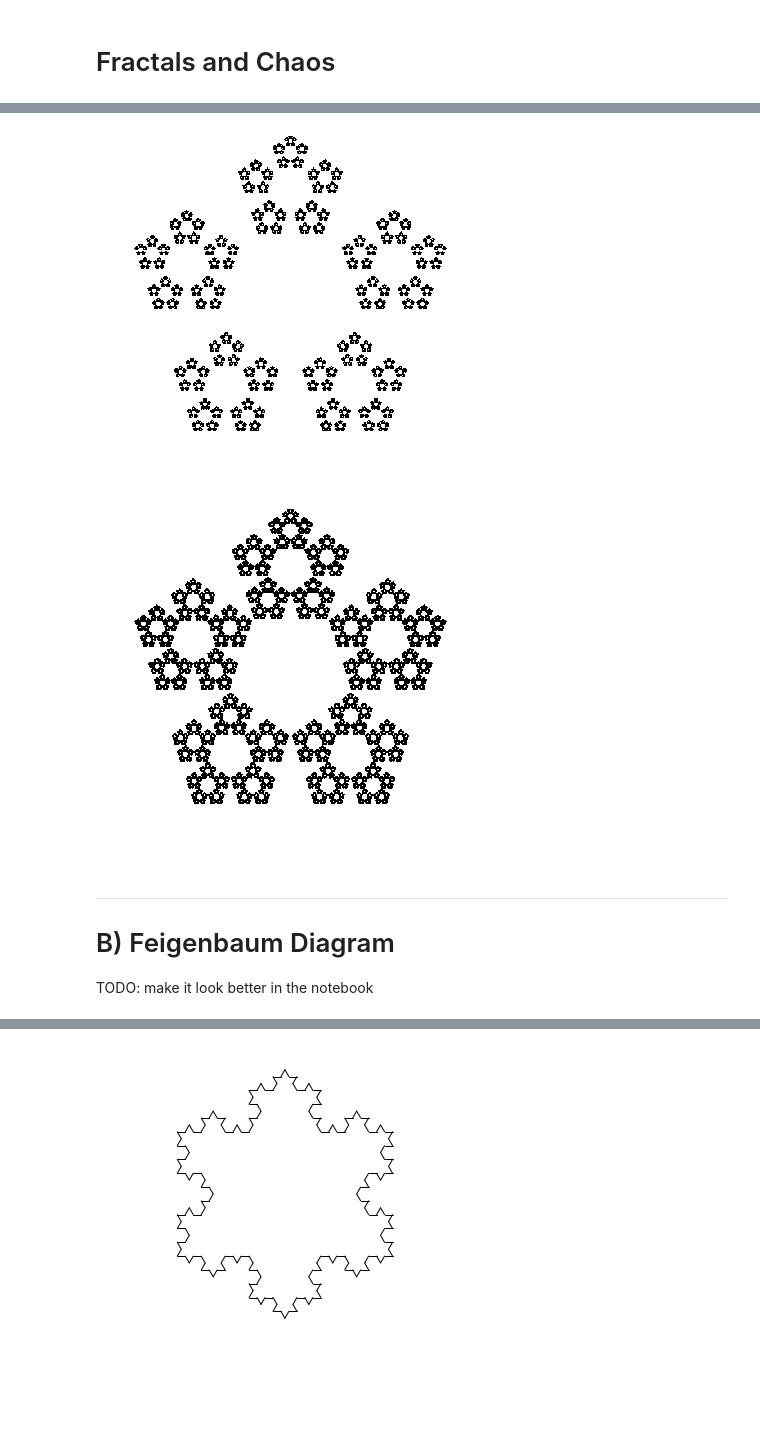
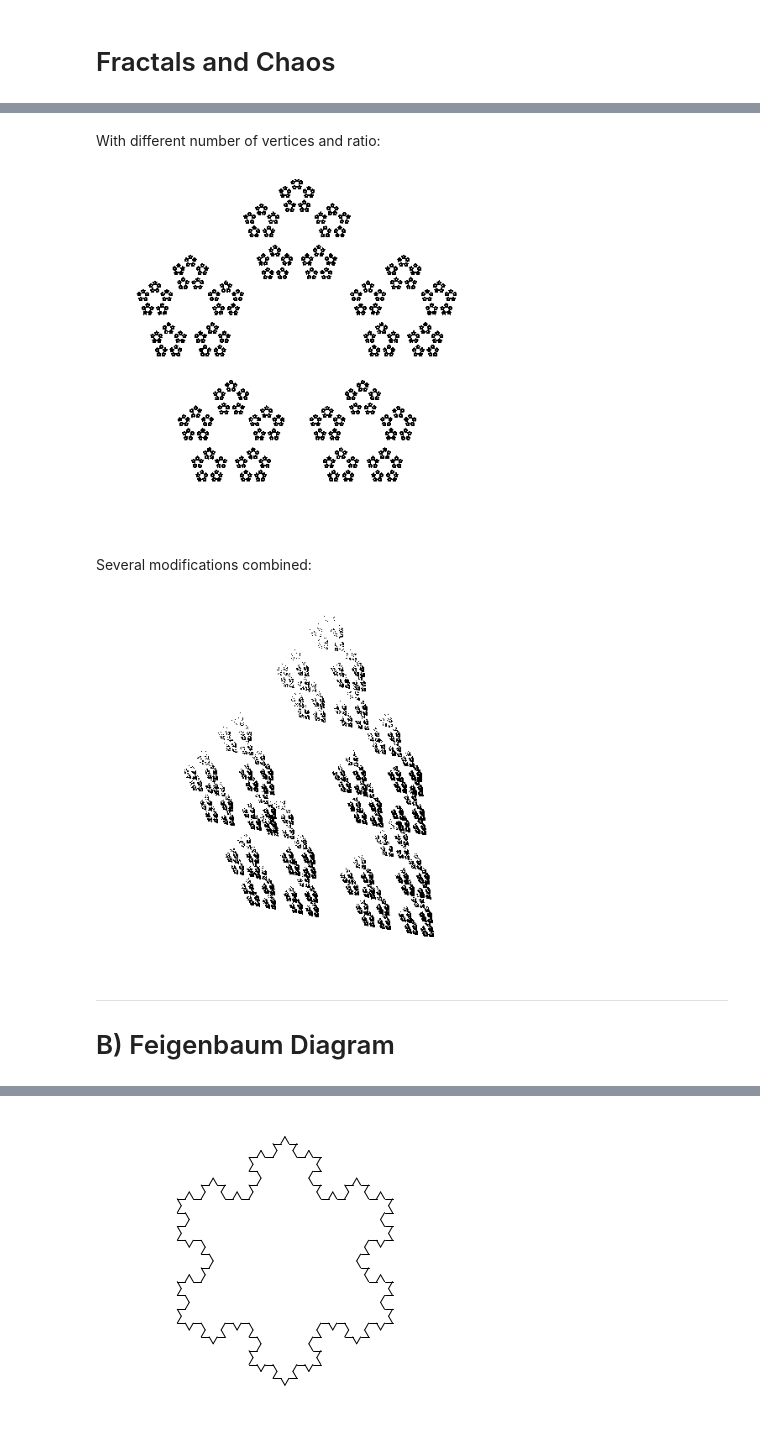
Before and after one commit to effa/iv122, a Jupyter notebook: 06-fractals-chaos.ipynb, the cells around one changed output, grey strips where cells are left out. Cells and saved outputs as stored; diff of their text form; code cells hidden in the pictures; blank space fills up the shorter version.

Commit message:
Week 6: Improving chaos and LSystems

```diff
--- a/06-fractals-chaos.ipynb
+++ b/06-fractals-chaos.ipynb
@@ -27,24 +25,37 @@ TODO: various improvements
 # %%
 BLACK = (0, 0, 0)
 
-def chaos_game(n_vertices=3, r=0.5, drop_first=100,
-               size=400, n_iter=int(1e6)):
+def chaos_game(n_vertices=3, r=0.5, uniform=True, vertex_shift=False,
+               drop_first=100, n_iter=int(1e5), size=400):
     im = Image.new('RGB', (size, size), color='white')
     angles = [
         radians(90 + i * 360/n_vertices)
         for i in range(n_vertices)]
+    eps = 0.2 if vertex_shift else 0
     vertices = [
-        (size/2 + cos(angle)*size/2, size/2 + sin(angle)*size/2)
+        (randomize(size/2 + cos(angle)*size/2, maxv=size, eps=eps),
+         randomize(size/2 + sin(angle)*size/2, maxv=size, eps=eps))
         for angle in angles]
     x, y = random() * size, random() * size
+    weights = [
+        (1 if uniform else 2*i+1)
+        for i in range(n_vertices)]
+    total = sum(weights)
+    weights = [w/total for w in weights]
     for i in range(n_iter):
-        vertex = choice(vertices)
+        vertex = vertices[np.random.choice(n_vertices, p=weights)]
         x = x * r + vertex[0] * (1-r)
         y = y * r + vertex[1] * (1-r)
         if i > drop_first:
             im.putpixel((int(x), int(y)), BLACK)
     return im
 
+def randomize(value, minv=0, maxv=100, eps=0.1):
+    max_shift = (maxv - minv) * eps
+    new_value = value + (random()*2 - 1) * max_shift
+    new_value_capped = max(min(new_value, maxv), minv)
+    return new_value_capped
+
 im = chaos_game(n_vertices=3, r=0.5)
 show_image(im, flipy=True)
 # %% [output]
@@ -52,18 +77,20 @@ show_image(im, flipy=True)
+# %% [markdown]
+With different number of vertices and ratio:
 # %%
 im = chaos_game(n_vertices=5, r=1/3)
 show_image(im, flipy=True)
 # %% [output]
-[figure, old version]
+[figure, new version]
+# %% [markdown]
+Several modifications combined:
 # %%
-im = chaos_game(n_vertices=5, r=3/8)
+im = chaos_game(n_vertices=5, r=3/8, uniform=False, vertex_shift=True)
 show_image(im, flipy=True)
 # %% [output]
-[figure, old version]
+[figure, new version]
 # %% [markdown]
 -----
 
 # B) Feigenbaum Diagram
-
-TODO: make it look better in the notebook
 # %%
 def feigenbaum(r_min=0.6, r_max=1.0, x_min=0, x_max=1,
```
Also changed, not shown: parts of 19 cells of this notebook.
